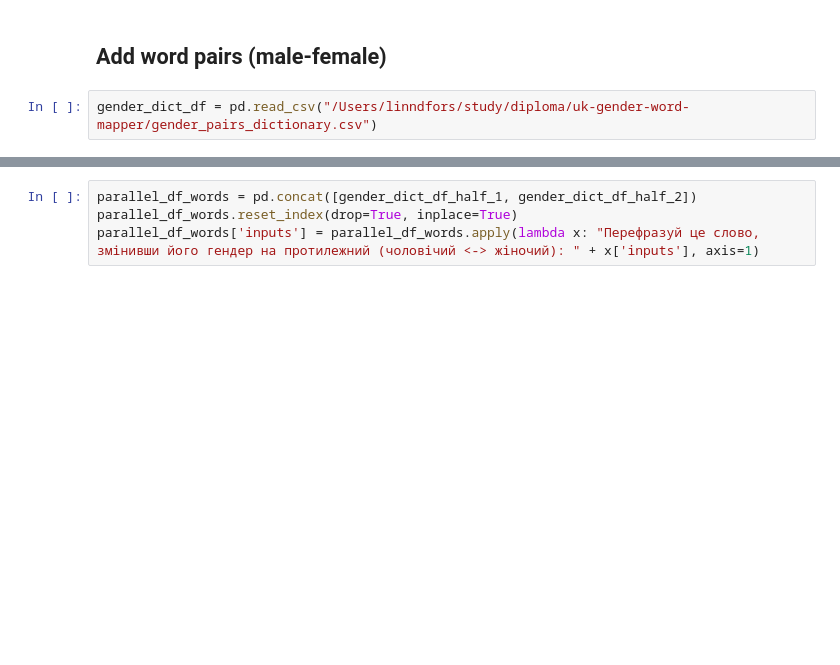
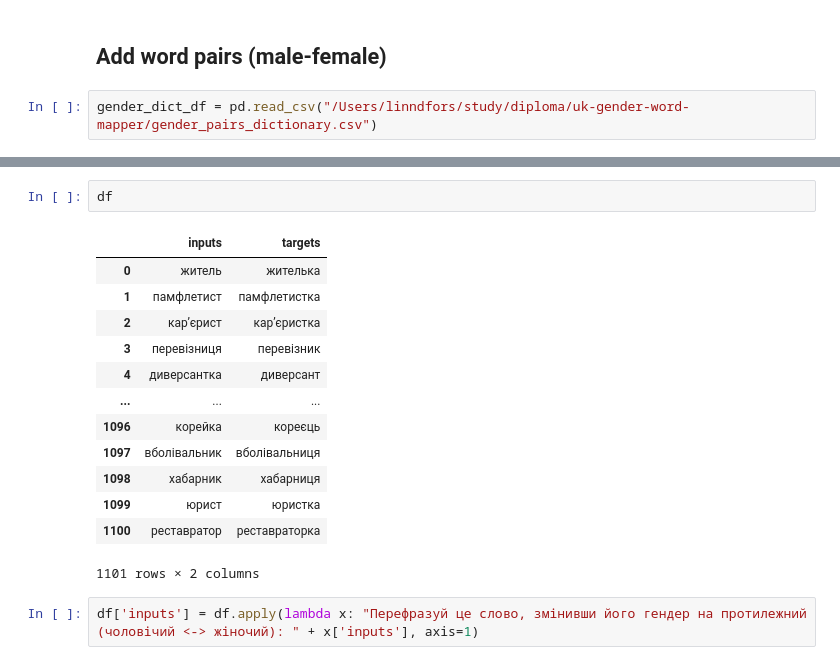
Before and after one commit to linndfors/ner_for_fem, a Jupyter notebook: src/parallel_dataset_for_llm.ipynb, the cells around one changed output, grey strips where cells are left out. Cells and saved outputs as stored; diff of their text form; blank space fills up the shorter version.

```diff
--- a/src/parallel_dataset_for_llm.ipynb
+++ b/src/parallel_dataset_for_llm.ipynb
@@ -55,5 +95,19 @@ gender_dict_df_half_2 = gender_dict_df_half_2[[gender_dict_df_half_2.columns[-1]
+# %%
+df
+# %% [output]
+|  | inputs | targets |
+| 0 | житель | жителька |
+| 1 | памфлетист | памфлетистка |
+| 2 | кар’єрист | кар’єристка |
+| 3 | перевізниця | перевізник |
+| 4 | диверсантка | диверсант |
+| ... | ... | ... |
+| 1096 | корейка | кореєць |
+| 1097 | вболівальник | вболівальниця |
+| 1098 | хабарник | хабарниця |
+| 1099 | юрист | юристка |
+| 1100 | реставратор | реставраторка |
+1101 rows × 2 columns
 # %%
-parallel_df_words = pd.concat([gender_dict_df_half_1, gender_dict_df_half_2])
-parallel_df_words.reset_index(drop=True, inplace=True)
-parallel_df_words['inputs'] = parallel_df_words.apply(lambda x: "Перефразуй це слово, змінивши його гендер на протилежний (чоловічий <-> жіночий): " + x['inputs'], axis=1)
+df['inputs'] = df.apply(lambda x: "Перефразуй це слово, змінивши його гендер на протилежний (чоловічий <-> жіночий): " + x['inputs'], axis=1)
 # %%
```
Also changed, not shown: parts of 20 cells of this notebook, 11 other files.
